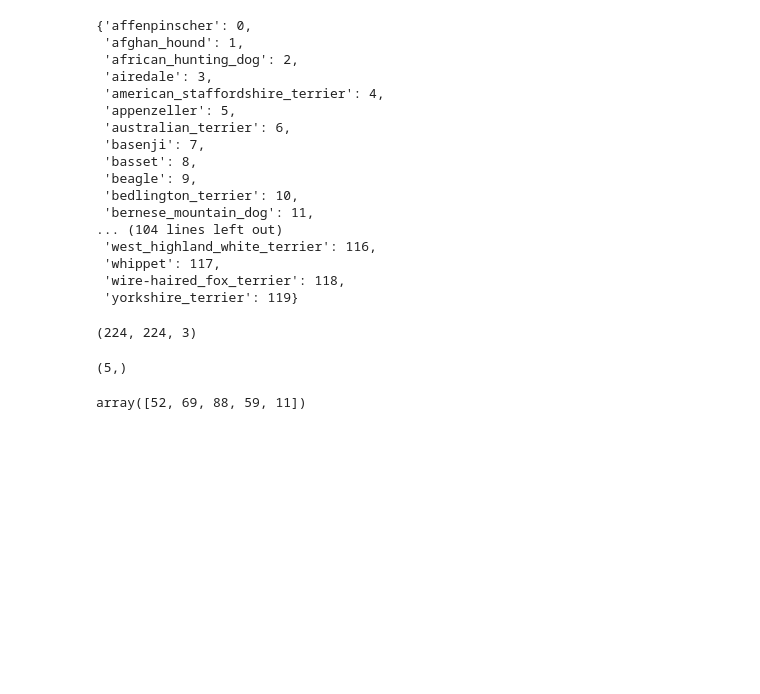
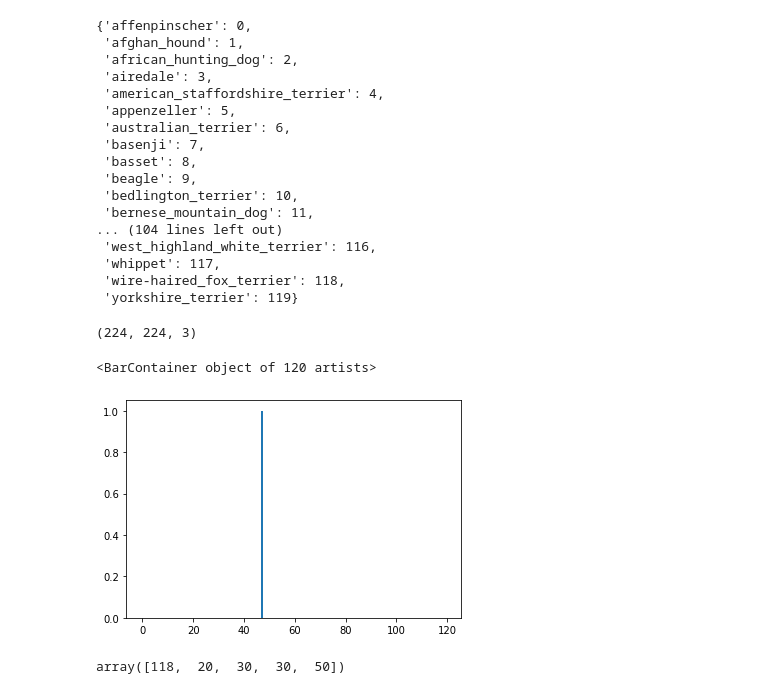
Before and after one commit to blissray/ml-d-project, a Jupyter notebook: code/dl/cnn/dog_breeds/result_analysis.ipynb, the cells around one changed output. Cells and saved outputs as stored; diff of their text form; code cells hidden in the pictures; blank space fills up the shorter version.

```diff
--- a/code/dl/cnn/dog_breeds/result_analysis.ipynb
+++ b/code/dl/cnn/dog_breeds/result_analysis.ipynb
@@ -72,3 +68,5 @@ checkpoint_files[79]
+# %%
+checkpoint_filename = "model-VGG16_optimizer-adam_dataset-STANFORD_426_1.00_0.01.hdf5"
 # %%
 import os
 import tensorflow as tf
@@ -106,5 +104,5 @@ Trainable params: 12,908,152
 Non-trainable params: 14,715,712
 _________________________________________________________________
 # %%
-high_accuracy_weight_path = os.path.join(CHECKPOINT_DIR, checkpoint_files[79])
+high_accuracy_weight_path = os.path.join(CHECKPOINT_DIR, checkpoint_filename)
 model.load_weights(high_accuracy_weight_path)
@@ -194,23 +200,26 @@ test_image_array[0].shape
 # %% [output]
 (224, 224, 3)
 # %%
-with tf.device('/cpu:0'):
-    result = model.predict_generator(generator=val_generator)
+result = model.predict_generator(generator=val_generator)
+result.shape
-# %%
-result.shape
-# %% [output]
-(5,)
+# %%
+plt.bar(val_generator.class_indices.values(),
+    result[0])
+# %% [output]
+<BarContainer object of 120 artists>
+[figure, added]
 # %%
 shuffled_image_ids = np.arange((len(val_class_list)))
 np.random.shuffle(shuffled_image_ids)
 val_image_array = val_image_array[shuffled_image_ids]
 val_class_list = np.array(val_class_list)[shuffled_image_ids]
 # %%
-with tf.device('/cpu:0'):
-    result = model.predict_classes(val_image_array[:5])
+# with tf.device('/cpu:0'):
+#     result = model.predict_classes(val_image_array[:5])
+result = model.predict_classes(val_image_array[:5])
 result
 # %% [output]
-array([52, 69, 88, 59, 11])
+array([118,  20,  30,  30,  50])
 # %%
 [val_generator.class_indices[class_name] for class_name in val_class_list[:5]]
 # %% [output]
```
Also changed, not shown: parts of 20 cells of this notebook.
